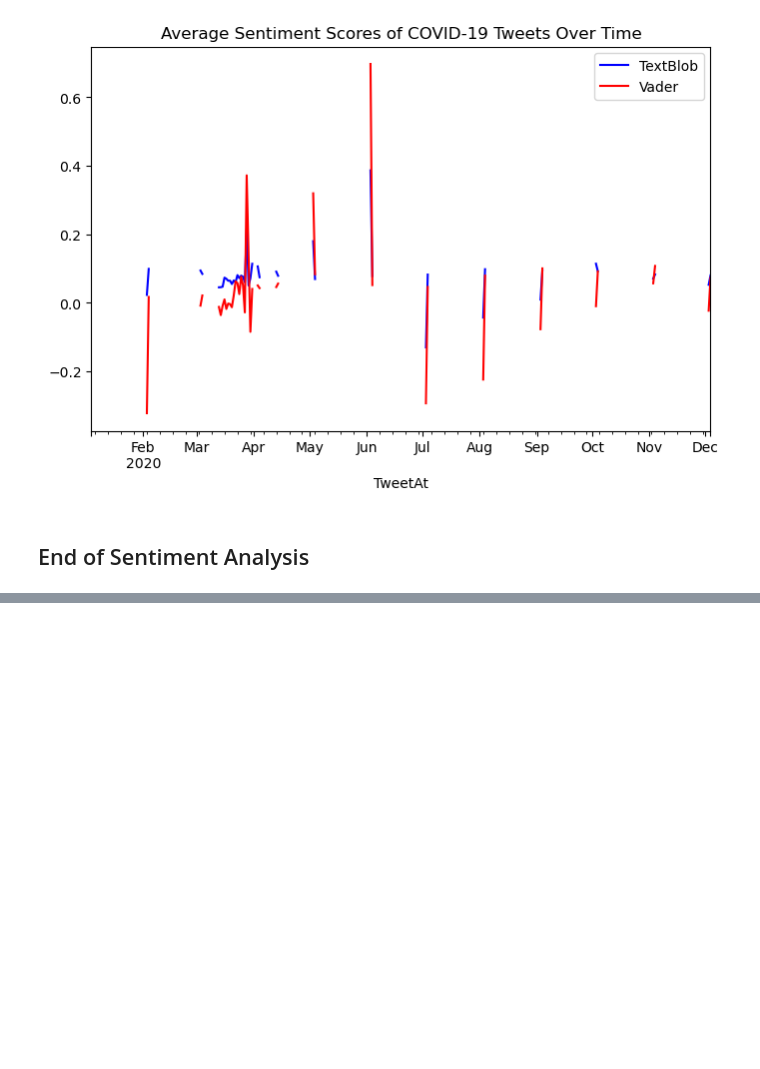
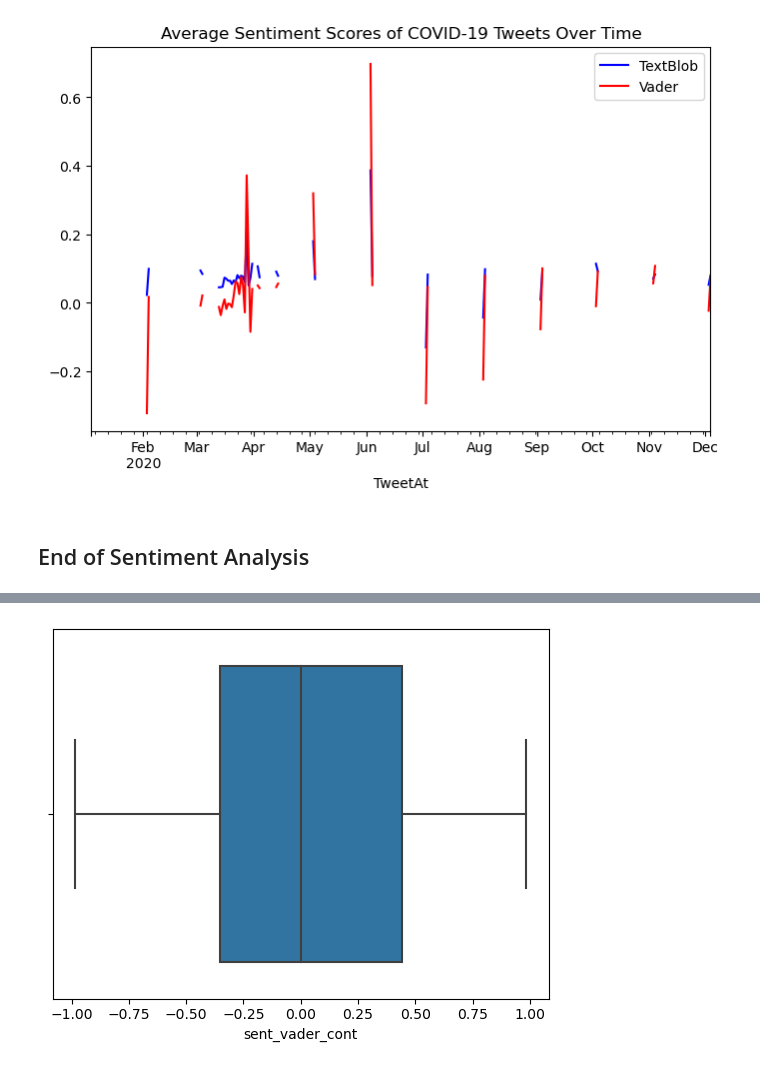
Before and after one commit to ReproTeach/final-project-sd_final_project, a Jupyter notebook: final_project.ipynb, the cells around one changed output, grey strips where cells are left out. Cells and saved outputs as stored; diff of their text form; code cells hidden in the pictures; blank space fills up the shorter version.

```diff
--- a/final_project.ipynb
+++ b/final_project.ipynb
@@ -386,0 +439,5 @@ plt.show()
+# %%
+sns.boxplot(data=merged_df, x="sent_vader_cont")
+plt.show()
+# %% [output]
+[figure, added]
```
Also changed, not shown: parts of 15 cells of this notebook.
